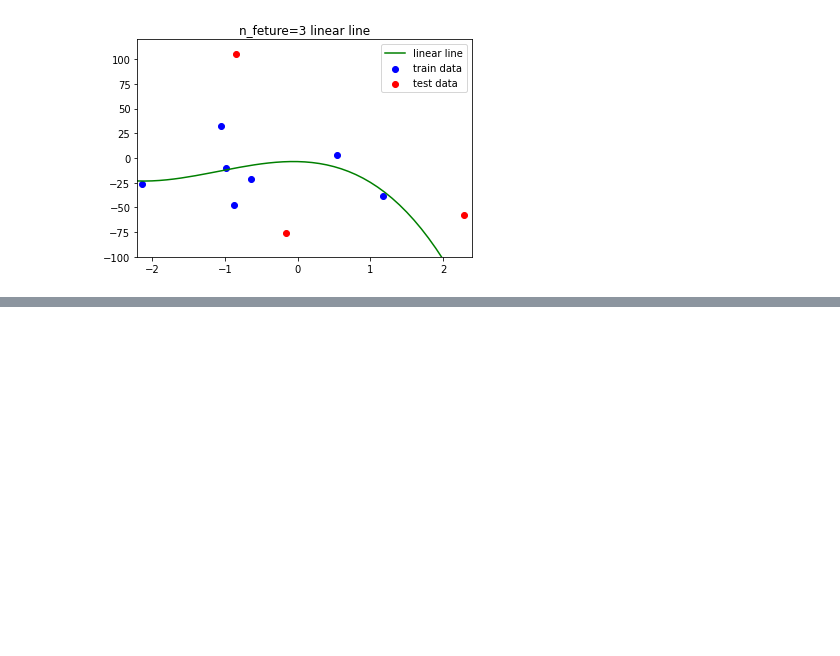
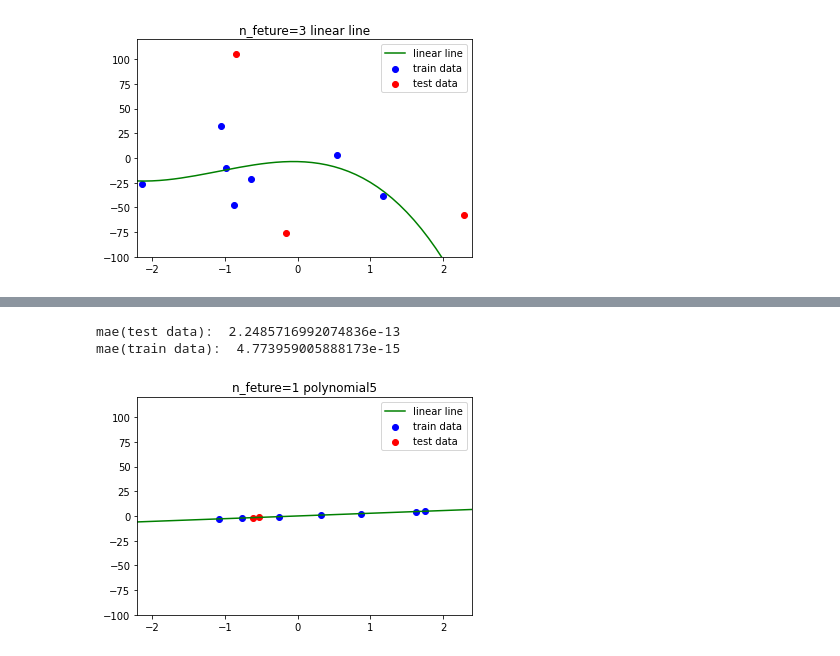
Before and after one commit to tyukei/AI, a Jupyter notebook: report1.ipynb, the cells around one changed output, grey strips where cells are left out. Saved outputs shown, nothing was run; the diff lists cells and outputs as text; code cells hidden in the pictures; blank space fills up the shorter version.

```diff
--- a/report1.ipynb
+++ b/report1.ipynb
@@ -270,3 +375,9 @@ def polinomial5(X,y,title):
   plt.title(title,fontname="Meiryo") # タイトルの設定
   plt.legend() # 凡例
   plt.show() # グラフの描写
+# %%
+polinomial5(X1,Y1,"n_feture=1 polynomial5")
+# %% [output]
+mae(test data):  2.2485716992074836e-13
+mae(train data):  4.773959005888173e-15
+[figure, added]
```
Also changed, not shown: parts of 35 cells of this notebook.
